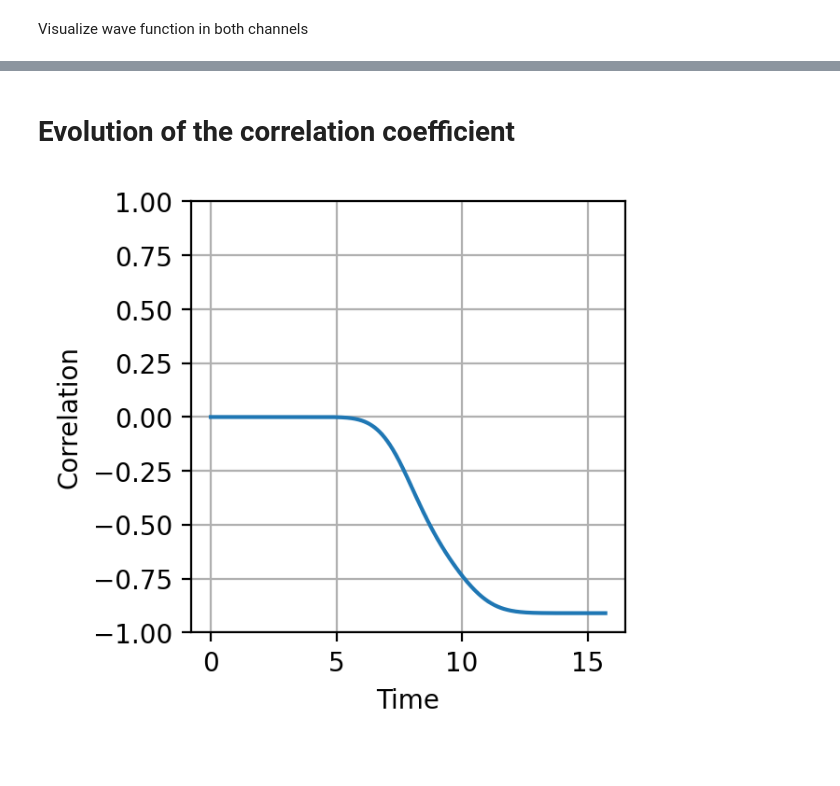
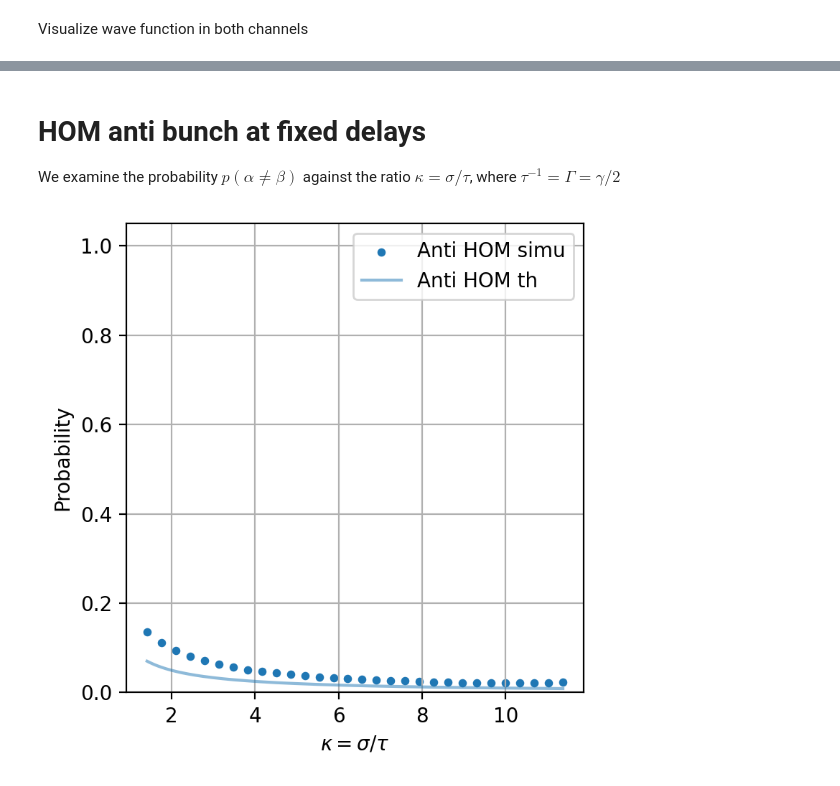
Before and after one commit to rpiron/nii_internship, a Jupyter notebook: beamsplitter/BS_interaction_fast_two_waveguide.ipynb, the cells around one changed output, grey strips where cells are left out. Drawn from its saved outputs; the diff is of its cells as text; code cells hidden in the pictures.

```diff
--- a/beamsplitter/BS_interaction_fast_two_waveguide.ipynb
+++ b/beamsplitter/BS_interaction_fast_two_waveguide.ipynb
@@ -351,43 +296,4 @@ Correlation coefficient :  -0.9095444935618552
-# %% [markdown]
-<h1>Evolution of the correlation coefficient</h1>
-# %%
-time_array = np.linspace(0, T, int(T / dt))
-nb_pts_time = int(T / dt)
-correlation_tab = np.zeros(nb_pts_time)
-
-k_tab_total = np.concatenate((k_tab_individual, k_tab_individual))
-product_values = k_tab_total[:,np.newaxis] * k_tab_total[np.newaxis,:]
-
-
-for i in tqdm(range(nb_pts_time)):
-    c_current = c_array[i]
-
-    p_joint = np.abs(c_current)**2
-    p_joint /= np.sum(p_joint)
-    p_photon_1 = np.sum(p_joint, axis=1)
-    p_photon_2 = np.sum(p_joint, axis=0)
-
-    mean_photon_1 = np.sum(k_tab_total * p_photon_1)
-    mean_photon_2 = np.sum(k_tab_total * p_photon_2)
-    mean_product = np.sum(product_values * p_joint)
-
-    std_photon_1 = np.sqrt(np.sum((k_tab_total - mean_photon_1)**2 * p_photon_1))
-    std_photon_2 = np.sqrt(np.sum((k_tab_total - mean_photon_2)**2 * p_photon_2))
-
-    correlation_tab[i] = (mean_product - mean_photon_1*mean_photon_2) / (std_photon_1 * std_photon_2)
-
-    if correlation_tab[i] > 1:
-        print(i)
-# %%
-fig, ax = plt.subplots(1,1, figsize=(3,3), dpi=resol)
-
-ax.plot(time_array, correlation_tab)
-ax.set_xlabel("Time")
-ax.set_ylabel("Correlation")
-#ax.set_yscale("log")
-ax.grid()
-ax.set_ylim([-1,1])
-
-plt.show()
-# %% [output]
-[figure, removed]
+# %% [markdown]
+<h1> HOM anti bunch at fixed delays </h1>
+
+We examine the probability $p(\alpha \ne \beta)$ against the ratio $\kappa = \sigma / \tau$, where $\tau^{-1} = \Gamma = \gamma / 2$
@@ -394 +332,20 @@ plt.show()
+# %%
+#get theoretical curve
+sigma_tab_th = np.linspace(L/8, L/64, 1000)
+p_anti_HOM_th = 0.5 * (1 - (1 - 1/(np.sqrt(2*pi) * sigma_tab_th * gamma))*np.exp(-0.5 * (time_delay / sigma_tab_th)**2))
+
+fig, ax = plt.subplots(1,1,figsize=(4,4), dpi=resol)
+ax.scatter(sigma_tab*gamma/2, 1-p_HOM_tab, s=10, label='Anti HOM simu')
+ax.plot(sigma_tab_th*gamma/2, p_anti_HOM_th, label='Anti HOM th', alpha=0.5)
+ax.set_xlabel(r'$\kappa = \sigma / \tau$')
+ax.set_ylabel(r'Probability')
+ax.set_ylim([0,1.05])
+ax.grid()
+ax.legend()
+
+
+fig.tight_layout()
+plt.show()
+# %% [output]
+[figure, added]
 # %% [markdown]
```
Also changed, not shown: parts of 17 cells of this notebook, 1 other file.
